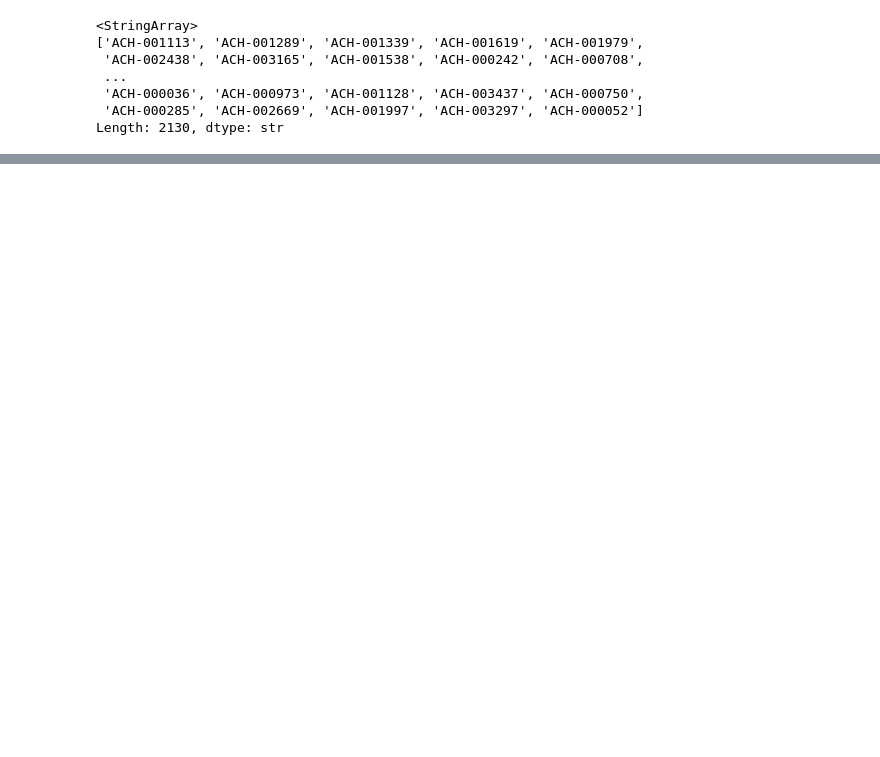
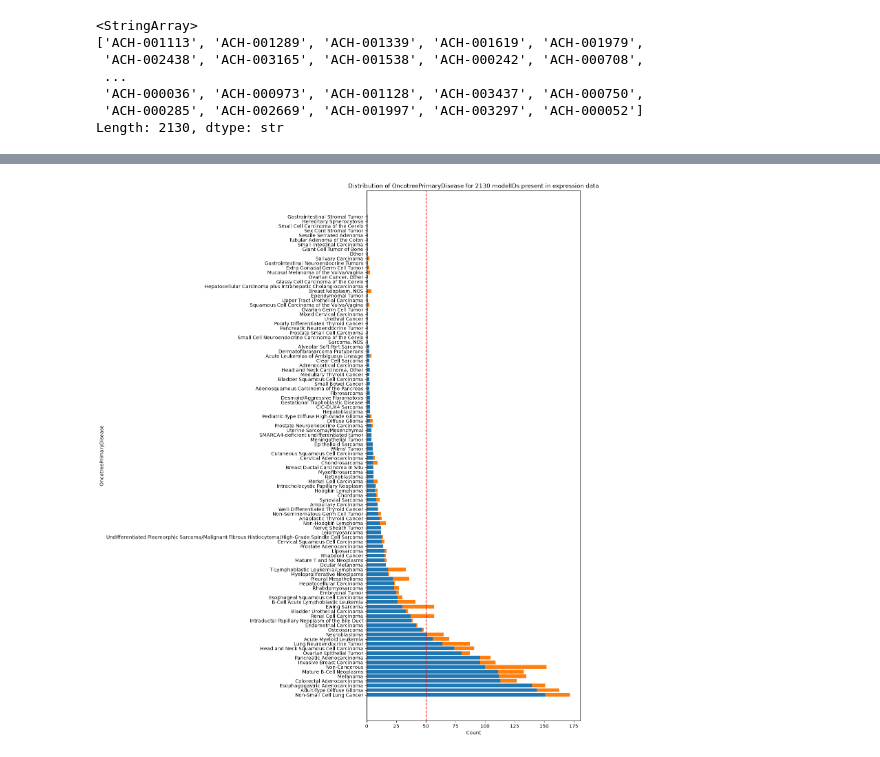
Before and after one commit to MeghanaCode/ccle-model-comparison, a Jupyter notebook: notebooks/01_explore_Data.ipynb, the cells around one changed output, grey strips where cells are left out. Drawn from its saved outputs; the diff is of its cells as text; code cells hidden in the pictures; blank space fills up the shorter version.

```diff
--- a/notebooks/01_explore_Data.ipynb
+++ b/notebooks/01_explore_Data.ipynb
@@ -76,0 +95,12 @@ TypeError: 'tuple' object is not callable
+# %%
+# Visualizing the distribution of OncotreePrimaryDisease for the 2130 modelIDs that are present in expression data and the 424 modelIDs that are not present in expression data
+fig, ax = plt.subplots(figsize=(8, 20))
+ax.barh(value_counts_common.index, value_counts_common.values)
+ax.axvline(x=50, color='r', linestyle='--', label='Total Count in Expression Data')
+ax.barh(value_counts_diff.index, value_counts_diff.values, left=value_counts_common.reindex(value_counts_diff.index, fill_value=0).values)
+plt.title("Distribution of OncotreePrimaryDisease for 2130 modelIDs present in expression data")
+plt.xlabel("Count")
+plt.ylabel("OncotreePrimaryDisease")
+plt.show()
+# %% [output]
+[figure, added]
```
Also changed, not shown: parts of 6 cells of this notebook.
